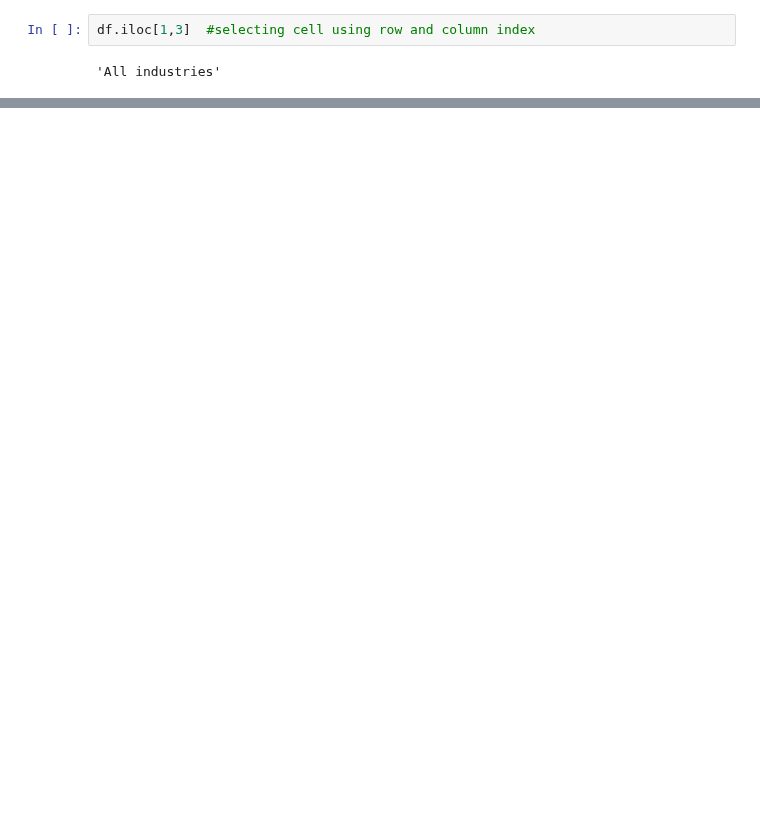
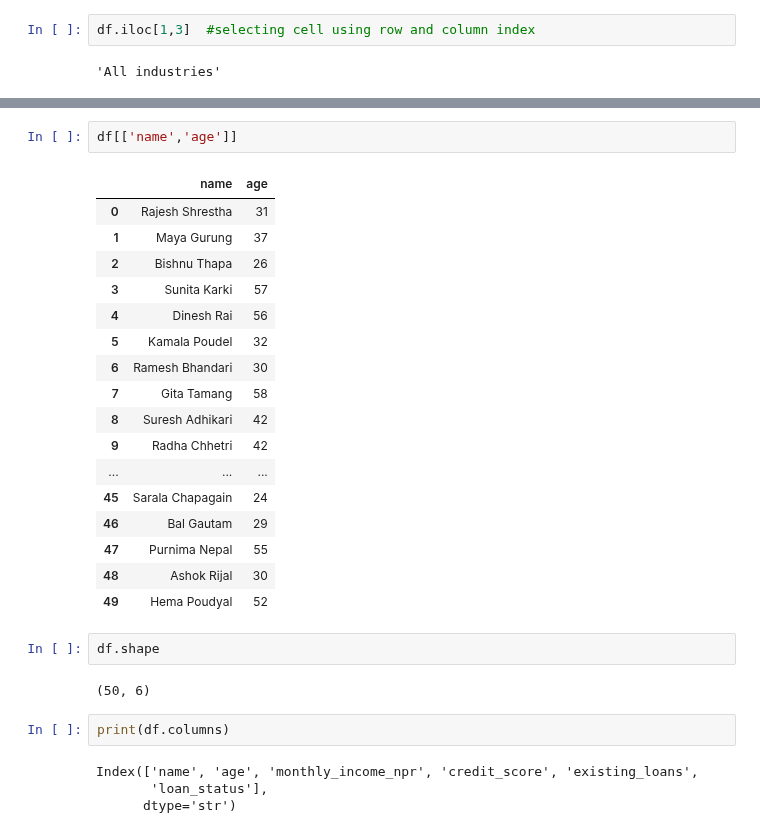
Before and after one commit to hemraj2613/Python-with-Data-Science, a Jupyter notebook: pandas-1.ipynb, the cells around one changed output, grey strips where cells are left out. Drawn from its saved outputs; the diff is of its cells as text; blank space fills up the shorter version.

```diff
--- a/pandas-1.ipynb
+++ b/pandas-1.ipynb
@@ -272,0 +359,30 @@ df.iloc[1,3]  #selecting cell using row and column index
+# %%
+df[['name','age']]
+# %% [output]
+|  | name | age |
+| 0 | Rajesh Shrestha | 31 |
+| 1 | Maya Gurung | 37 |
+| 2 | Bishnu Thapa | 26 |
+| 3 | Sunita Karki | 57 |
+| 4 | Dinesh Rai | 56 |
+| 5 | Kamala Poudel | 32 |
+| 6 | Ramesh Bhandari | 30 |
+| 7 | Gita Tamang | 58 |
+| 8 | Suresh Adhikari | 42 |
+| 9 | Radha Chhetri | 42 |
+| ... | ... | ... |
+| 45 | Sarala Chapagain | 24 |
+| 46 | Bal Gautam | 29 |
+| 47 | Purnima Nepal | 55 |
+| 48 | Ashok Rijal | 30 |
+| 49 | Hema Poudyal | 52 |
+# %%
+df.shape
+# %% [output]
+(50, 6)
+# %%
+print(df.columns)
+# %% [output]
+Index(['name', 'age', 'monthly_income_npr', 'credit_score', 'existing_loans',
+       'loan_status'],
+      dtype='str')
```
Also changed, not shown: parts of 26 cells of this notebook, 1 other file.
